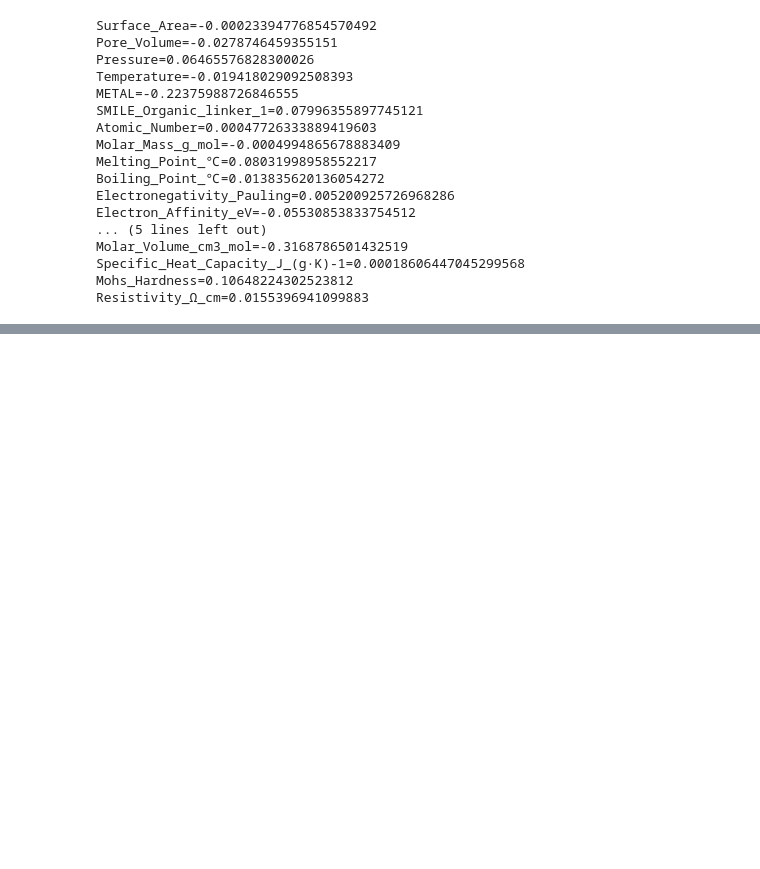
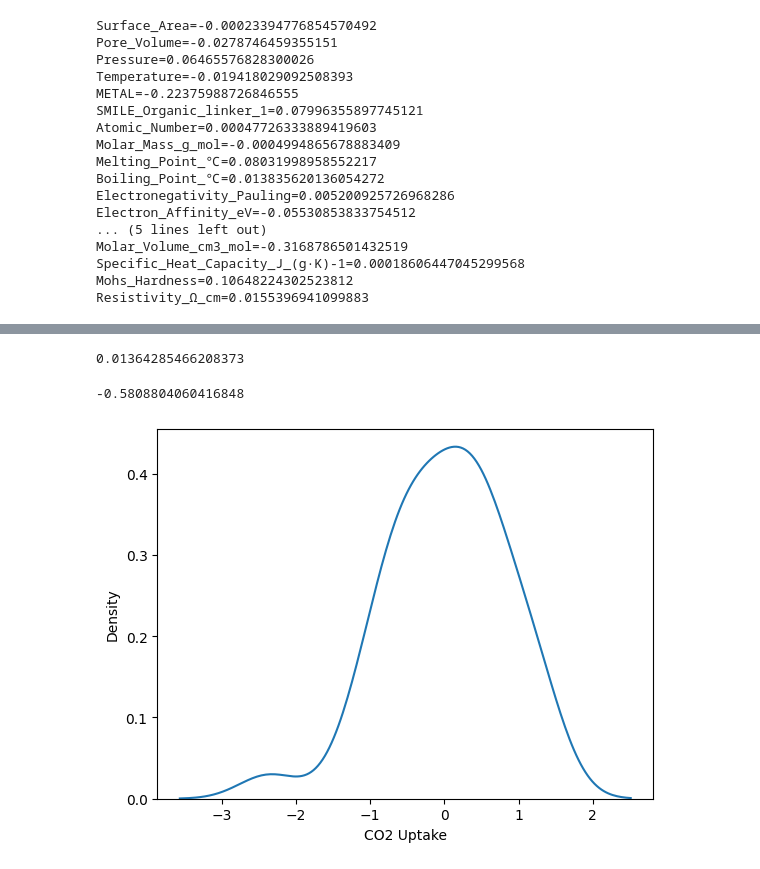
Before and after one commit to huliyao1115/Hello-world, a Jupyter notebook: Wrong SMILES Delete.ipynb, the cells around one changed output, grey strips where cells are left out. Drawn from its saved outputs; the diff is of its cells as text; code cells hidden in the pictures; blank space fills up the shorter version.

```diff
--- a/Wrong SMILES Delete.ipynb
+++ b/Wrong SMILES Delete.ipynb
@@ -282,0 +318,13 @@ Resistivity_Ω_cm=0.0155396941099883
+# %%
+# Residual Validation
+y_residual = y_test - y_pred
+# %%
+y_residual.mean()  #（It should be approaching 0）
+# %% [output]
+0.01364285466208373
+# %%
+sns.kdeplot(x=y_residual)
+y_residual.skew() # above 50%, a little skew
+# %% [output]
+-0.5808804060416848
+[figure, added]
```
Also changed, not shown: parts of 5 cells of this notebook.
